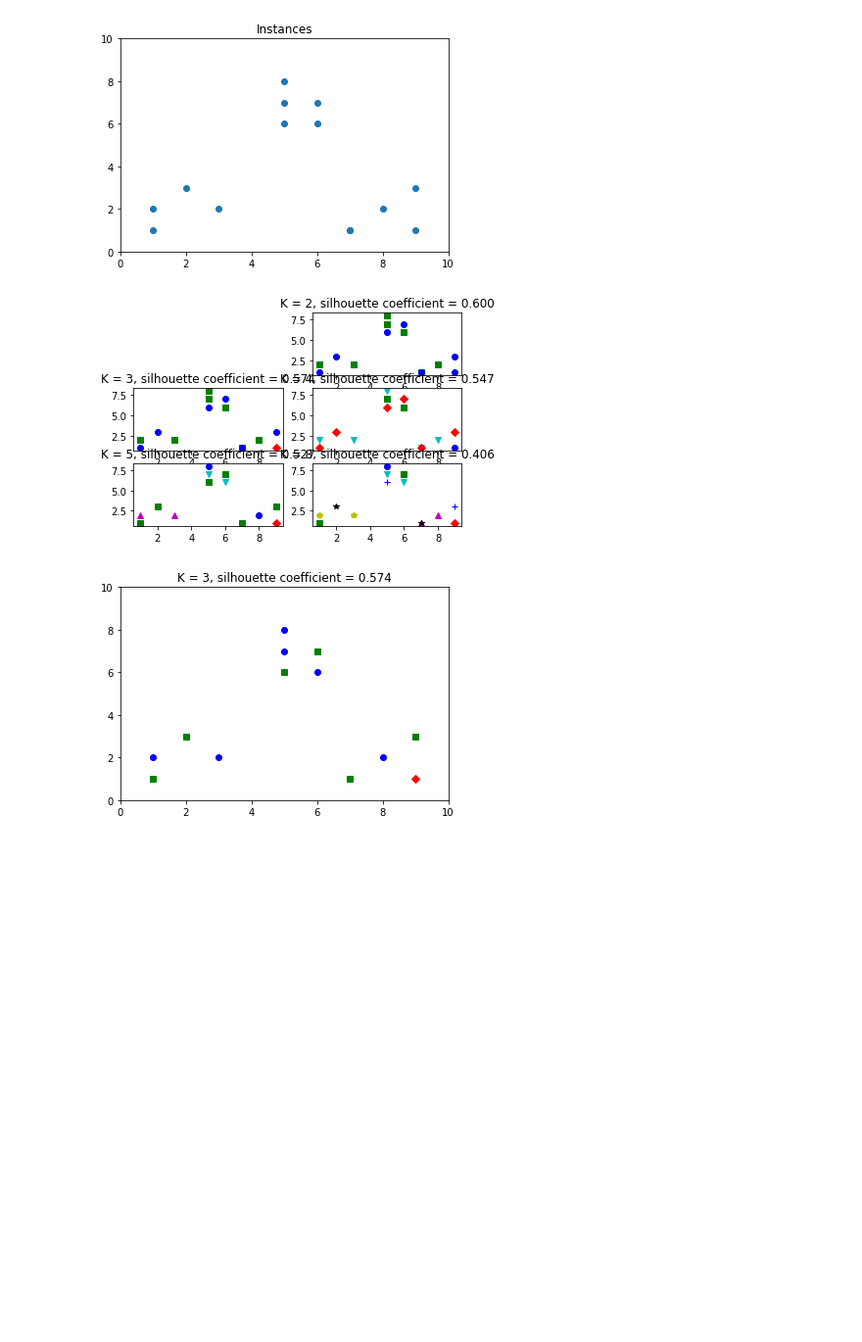
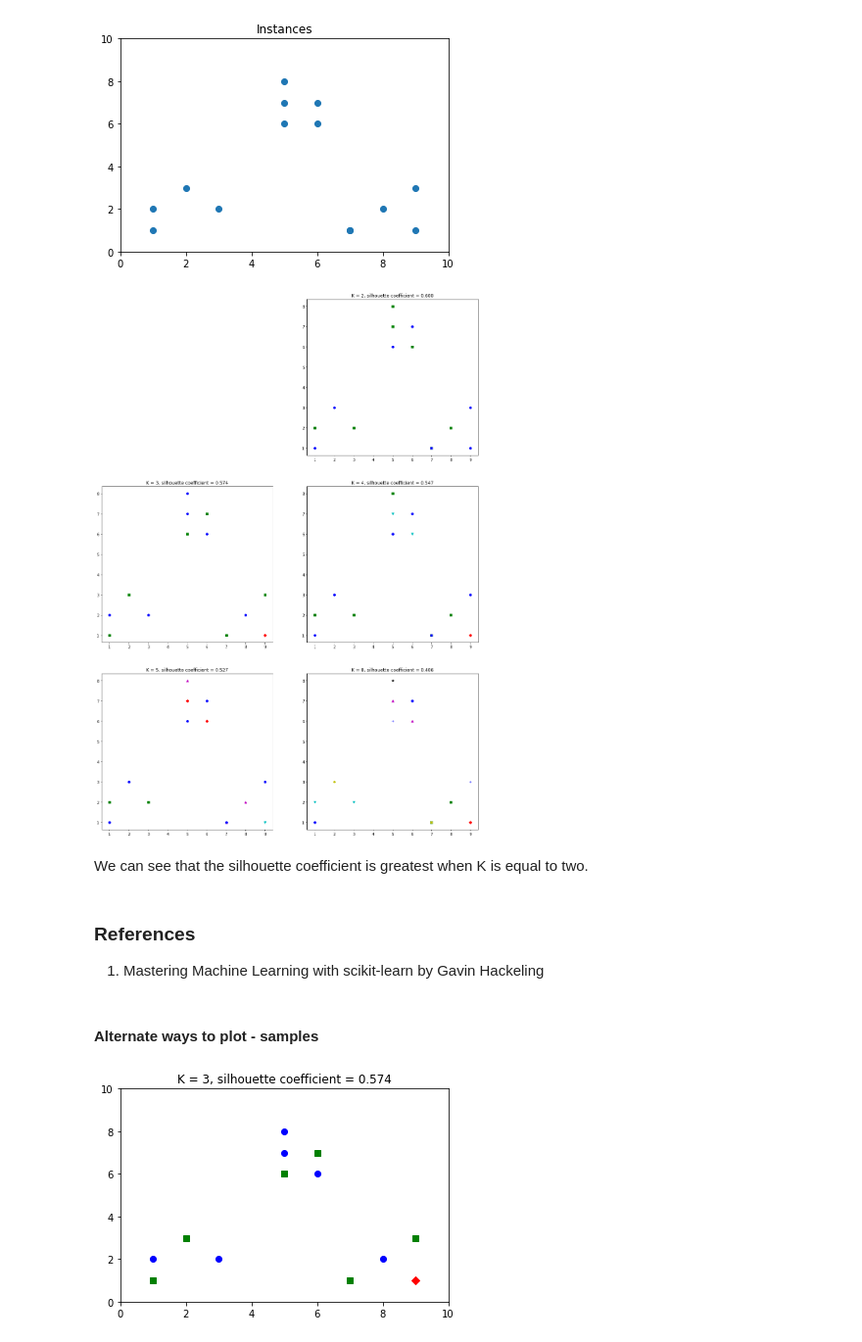
Before and after one commit to praveentn/hgwxx7, a Jupyter notebook: machinelearning/ml_python_clustering_k_means_silhouette_coeff_1.ipynb, the cells around one changed output. Shown at 98% size. Cells and saved outputs as stored; diff of their text form; code cells hidden in the pictures; blank space fills up the shorter version.

```diff
--- a/machinelearning/ml_python_clustering_k_means_silhouette_coeff_1.ipynb
+++ b/machinelearning/ml_python_clustering_k_means_silhouette_coeff_1.ipynb
@@ -41,22 +41,31 @@ markers = ['o', 's', 'D', 'v', '^', 'p', '*', '+']
 # %%
 tests = [2, 3, 4, 5, 8]
 subplot_counter = 1
 
+plt.figure(figsize=(18, 26))
 plt.xlim([0, 10])
 plt.ylim([0, 10])
 plt.title('Instances')
 plt.scatter(x1, x2)
 
 for t in tests:
     subplot_counter += 1
     plt.subplot(3, 2, subplot_counter)
     kmeans_model = KMeans(n_clusters=t).fit(X)
     for i, l in enumerate(kmeans_model.labels_):
         plt.plot(x1[i], x2[i], color=colors[l], marker=markers[l],ls='None')
     plt.title('K = %s, silhouette coefficient = %.03f' % (t, metrics.silhouette_score(X, kmeans_model.labels_,metric='euclidean')))
 plt.show()
 # %% [output]
-[figure, old version]
+[figure, new version]
+# %% [markdown]
+We can see that the silhouette coefficient is greatest when K is equal to two.
+# %% [markdown]
+### References
+
+1. Mastering Machine Learning with scikit-learn by Gavin Hackeling
+# %% [markdown]
+#### Alternate ways to plot - samples
 # %%
 tests = [3] #, 3, 4, 5, 8]
 subplot_counter = 1
```
Also changed, not shown: parts of 3 cells of this notebook.
